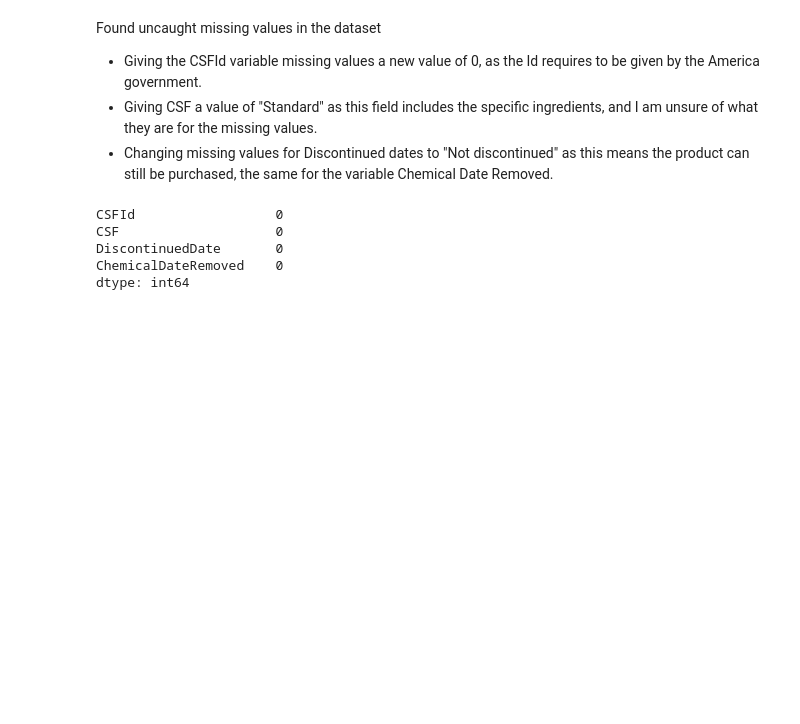
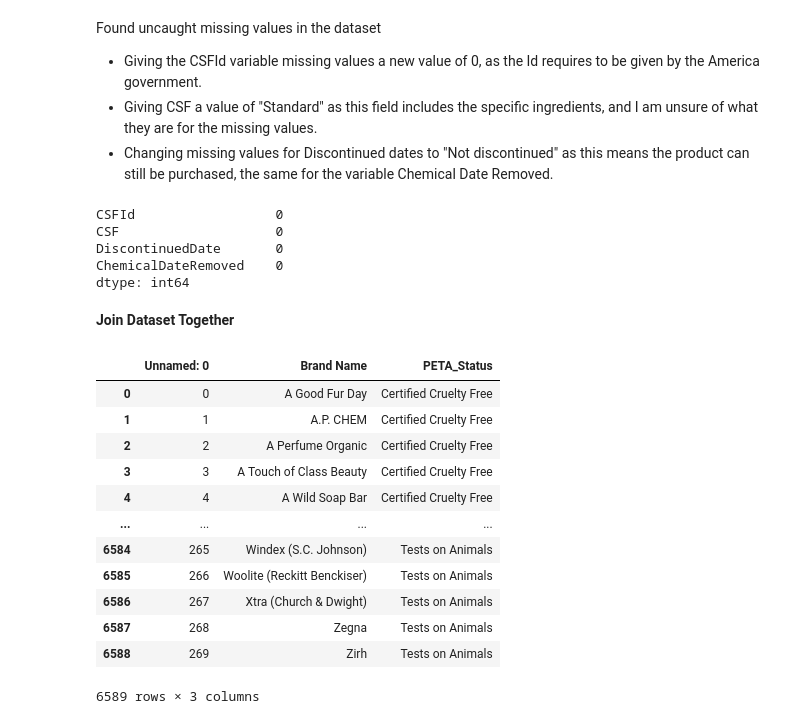
Before and after one commit to caitlinmag/DAV_CA1, a Jupyter notebook: GlobalEthicalBeautyIndex/Imputation_of_missing_data.ipynb, the cells around one changed output. Saved outputs shown, nothing was run; the diff lists cells and outputs as text; code cells hidden in the pictures; blank space fills up the shorter version.

Commit message:
Merged Dataset 1 and 2
Combined cruelty free and not cruelty free list with a new field, merged the list to Products dataset.

```diff
--- a/GlobalEthicalBeautyIndex/Imputation_of_missing_data.ipynb
+++ b/GlobalEthicalBeautyIndex/Imputation_of_missing_data.ipynb
@@ -232,3 +232,33 @@ ChemicalDateRemoved    0
 dtype: int64
 # %%
 new_toxic_chemicals_list = uncaught_null_values.to_csv('clean_toxic_chemicals_list.csv', index=False)
+# %% [markdown]
+**Join Dataset Together**
+# %%
+products = pd.read_csv('C:/Users/caitl/Documents/dev/DAV_CA1/Datasets/beauty_products.csv')
+# Linking datasets based on the common variable Brand Names
+cruelty_free = pd.read_csv('C:/Users/caitl/Documents/dev/DAV_CA1/Datasets/cruelty_free_brands.csv').drop_duplicates(subset=['Brand Name'])
+not_cruelty_free = pd.read_csv('C:/Users/caitl/Documents/dev/DAV_CA1/Datasets/brands_that_animal_test.csv').drop_duplicates(subset=['Brand Name'])
+# %%
+# Adding context to each list as it is currently a list of brand names for each dataset
+cruelty_free['PETA_Status'] = 'Certified Cruelty Free'
+not_cruelty_free['PETA_Status'] = 'Tests on Animals'
+# %%
+# Combine the two datasets, final dataset will include the brand name and the PETA status ('Certified Cruelty Free' or 'Tests on Animals')
+peta_list = pd.concat([cruelty_free, not_cruelty_free], ignore_index=True)
+# %%
+peta_list
+# %% [output]
+|  | Unnamed: 0 | Brand Name | PETA_Status |
+| 0 | 0 | A Good Fur Day | Certified Cruelty Free |
+| 1 | 1 | A.P. CHEM | Certified Cruelty Free |
+| 2 | 2 | A Perfume Organic | Certified Cruelty Free |
+| 3 | 3 | A Touch of Class Beauty | Certified Cruelty Free |
+| 4 | 4 | A Wild Soap Bar | Certified Cruelty Free |
+| ... | ... | ... | ... |
+| 6584 | 265 | Windex (S.C. Johnson) | Tests on Animals |
+| 6585 | 266 | Woolite (Reckitt Benckiser) | Tests on Animals |
+| 6586 | 267 | Xtra (Church & Dwight) | Tests on Animals |
+| 6587 | 268 | Zegna | Tests on Animals |
+| 6588 | 269 | Zirh | Tests on Animals |
+6589 rows × 3 columns
```
Also changed, not shown: parts of 3 cells of this notebook, 3 other files.
